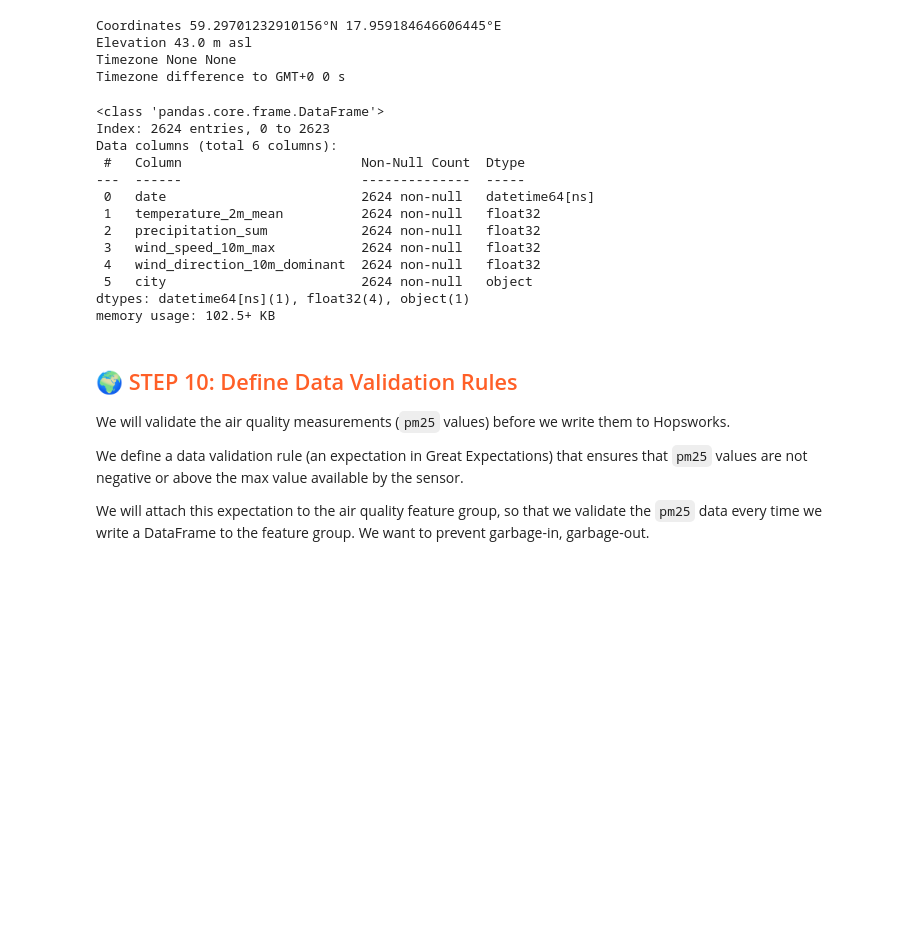
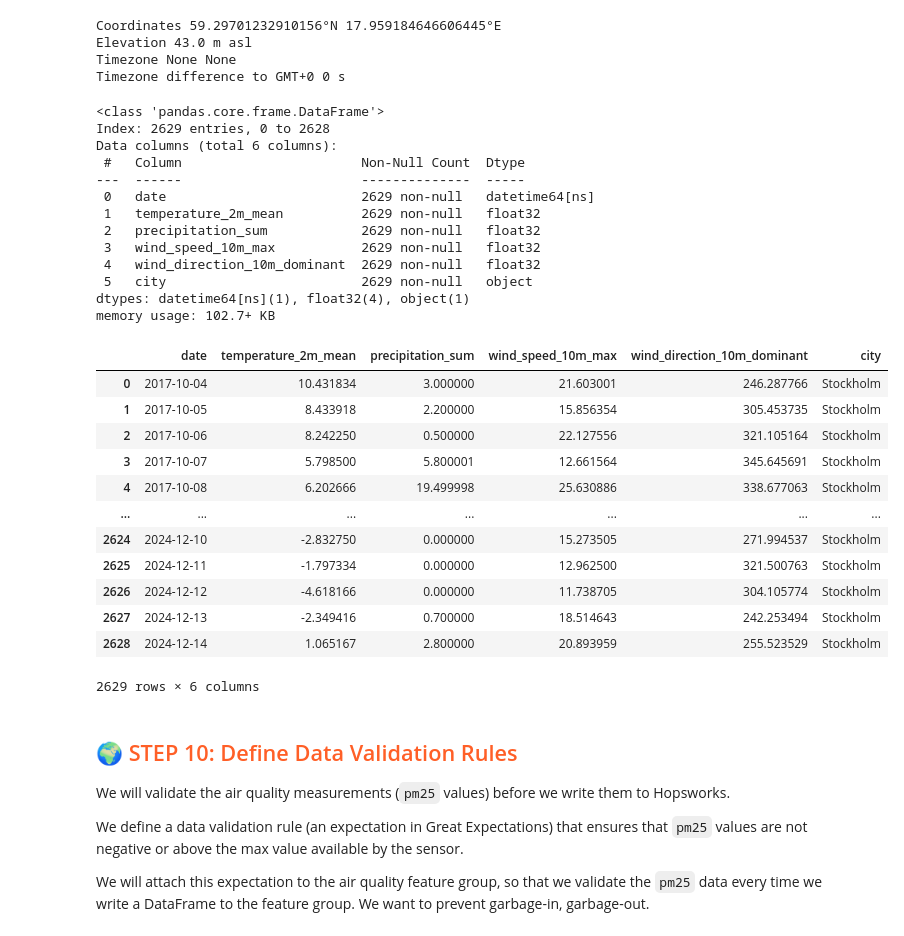
Before and after one commit to terrematte/mlfs-book, a Jupyter notebook: notebooks/ch03/1_air_quality_feature_backfill.ipynb, the cells around one changed output. Saved outputs shown, nothing was run; the diff lists cells and outputs as text; code cells hidden in the pictures; blank space fills up the shorter version.

```diff
--- a/notebooks/ch03/1_air_quality_feature_backfill.ipynb
+++ b/notebooks/ch03/1_air_quality_feature_backfill.ipynb
@@ -142,6 +192,6 @@ We will fill in the token later by saving the AQI_API_KEY as a secret in Hopswor
 
 __Update the values in the cell below.__
 # %%
-csv_file="data/stockholm-hornsgatan-108.csv"
+csv_file="../../data/stockholm-hornsgatan-108.csv"
 util.check_file_path(csv_file)
 # %% [output]
@@ -370,18 +421,34 @@ Timezone difference to GMT+0 0 s
 weather_df.info()
 # %% [output]
 <class 'pandas.core.frame.DataFrame'>
-Index: 2624 entries, 0 to 2623
+Index: 2629 entries, 0 to 2628
 Data columns (total 6 columns):
  #   Column                       Non-Null Count  Dtype
 ---  ------                       --------------  -----
- 0   date                         2624 non-null   datetime64[ns]
- 1   temperature_2m_mean          2624 non-null   float32
- 2   precipitation_sum            2624 non-null   float32
- 3   wind_speed_10m_max           2624 non-null   float32
- 4   wind_direction_10m_dominant  2624 non-null   float32
- 5   city                         2624 non-null   object
+ 0   date                         2629 non-null   datetime64[ns]
+ 1   temperature_2m_mean          2629 non-null   float32
+ 2   precipitation_sum            2629 non-null   float32
+ 3   wind_speed_10m_max           2629 non-null   float32
+ 4   wind_direction_10m_dominant  2629 non-null   float32
+ 5   city                         2629 non-null   object
 dtypes: datetime64[ns](1), float32(4), object(1)
-memory usage: 102.5+ KB
+memory usage: 102.7+ KB
+# %%
+weather_df
+# %% [output]
+|  | date | temperature_2m_mean | precipitation_sum | wind_speed_10m_max | wind_direction_10m_dominant | city |
+| 0 | 2017-10-04 | 10.431834 | 3.000000 | 21.603001 | 246.287766 | Stockholm |
+| 1 | 2017-10-05 | 8.433918 | 2.200000 | 15.856354 | 305.453735 | Stockholm |
+| 2 | 2017-10-06 | 8.242250 | 0.500000 | 22.127556 | 321.105164 | Stockholm |
+| 3 | 2017-10-07 | 5.798500 | 5.800001 | 12.661564 | 345.645691 | Stockholm |
+| 4 | 2017-10-08 | 6.202666 | 19.499998 | 25.630886 | 338.677063 | Stockholm |
+| ... | ... | ... | ... | ... | ... | ... |
+| 2624 | 2024-12-10 | -2.832750 | 0.000000 | 15.273505 | 271.994537 | Stockholm |
+| 2625 | 2024-12-11 | -1.797334 | 0.000000 | 12.962500 | 321.500763 | Stockholm |
+| 2626 | 2024-12-12 | -4.618166 | 0.000000 | 11.738705 | 304.105774 | Stockholm |
+| 2627 | 2024-12-13 | -2.349416 | 0.700000 | 18.514643 | 242.253494 | Stockholm |
+| 2628 | 2024-12-14 | 1.065167 | 2.800000 | 20.893959 | 255.523529 | Stockholm |
+2629 rows × 6 columns
 # %% [markdown]
 ## <span style='color:#ff5f27'> 🌍 STEP 10: Define Data Validation Rules </span>
 
```
Also changed, not shown: parts of 27 cells of this notebook, 10 other files.
